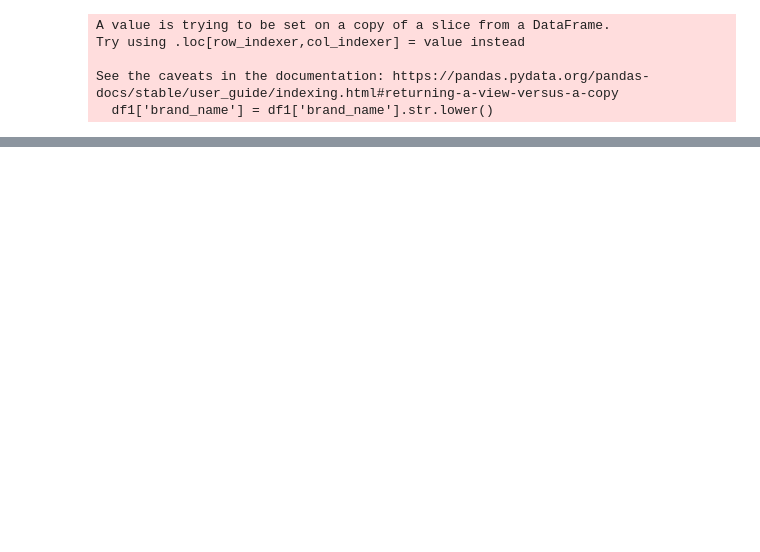
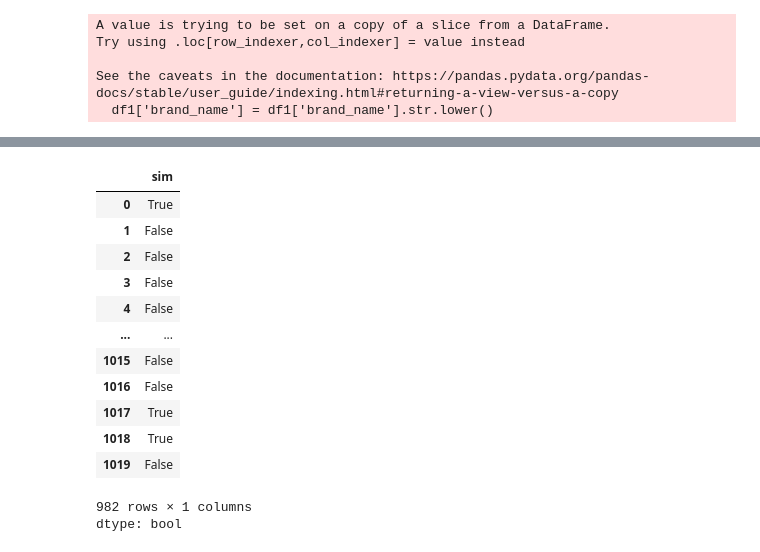
Before and after one commit to Muhammad-Waleed-Source/Data-Analysis-Process, a Jupyter notebook: Data Cleaning/1-Data-Cleaning.ipynb, the cells around one changed output, grey strips where cells are left out. Cells and saved outputs as stored; diff of their text form; code cells hidden in the pictures; blank space fills up the shorter version.

```diff
--- a/Data Cleaning/1-Data-Cleaning.ipynb
+++ b/Data Cleaning/1-Data-Cleaning.ipynb
@@ -978,0 +1001,18 @@ df1.head()
+# %%
+has_nfc = df1['sim'].str.contains('NFC')
+has_nfc
+# %% [output]
+|  | sim |
+| 0 | True |
+| 1 | False |
+| 2 | False |
+| 3 | False |
+| 4 | False |
+| ... | ... |
+| 1015 | False |
+| 1016 | False |
+| 1017 | True |
+| 1018 | True |
+| 1019 | False |
+982 rows × 1 columns
+dtype: bool
```
Also changed, not shown: parts of 6 cells of this notebook.
